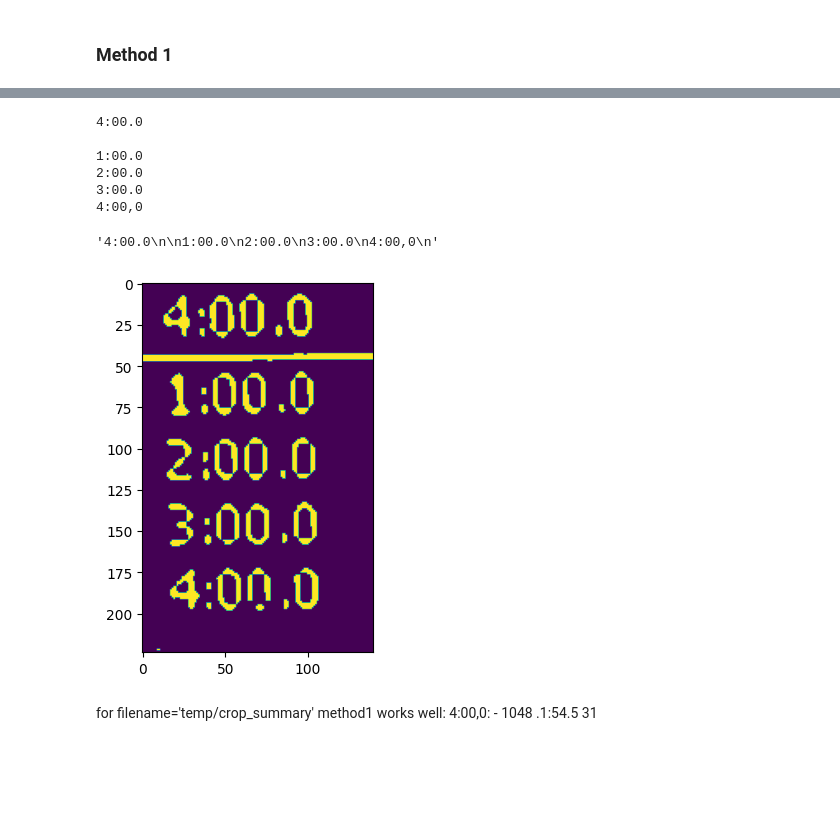
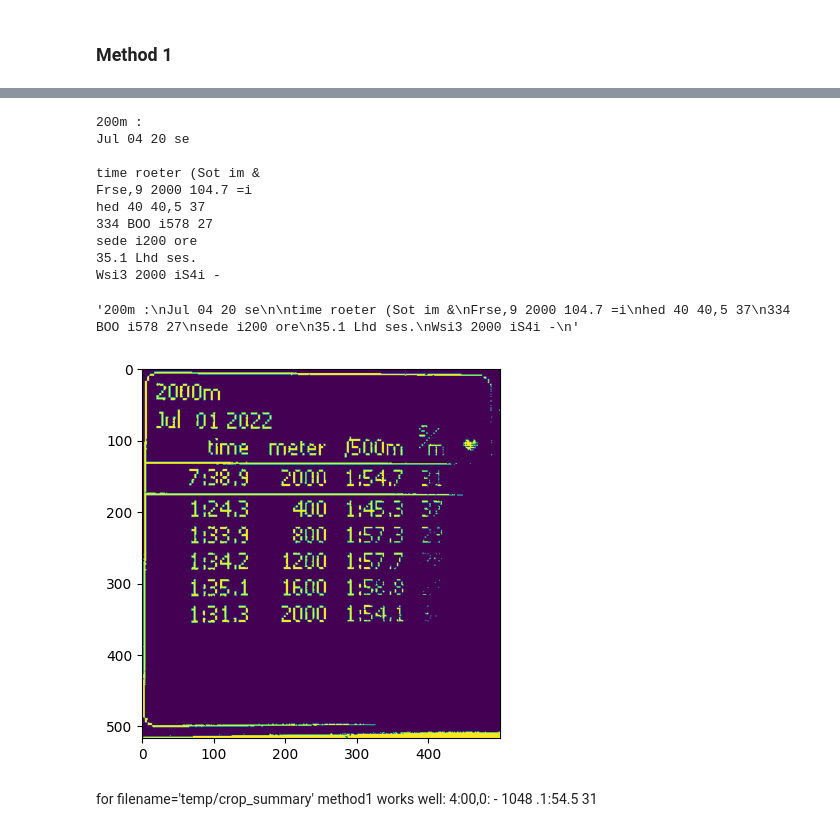
Before and after one commit to paper-dragonfly/ocr_sandbox, a Jupyter notebook: try_ocr.ipynb, the cells around one changed output, grey strips where cells are left out. Cells and saved outputs as stored; diff of their text form; code cells hidden in the pictures; blank space fills up the shorter version.

```diff
--- a/try_ocr.ipynb
+++ b/try_ocr.ipynb
@@ -4,5 +8,6 @@ import pytesseract
 import numpy as np
 from matplotlib import pyplot as plt
 # %%
-filename = "temp/crop_time.jpg"
+filename = "temp/cr_erg02.jpg"
 image = cv2.imread(filename)
+plt.imshow(image)
@@ -9,5 +17,5 @@ image = cv2.imread(filename)
 # %%
-psm = '--psm 3'
+psm = '--psm 6'
 
 #psm number for different images:
 # crop_summary: 13
@@ -26,21 +38,25 @@ opening = cv2.morphologyEx(thresh, cv2.MORPH_OPEN, kernel, blur, iterations=1)
 # %%
 # Perform text extraction
-data = pytesseract.image_to_string(opening, lang='eng', config=psm)
+data = pytesseract.image_to_string(thresh, lang='eng', config=psm)
 # data = pytesseract.image_to_string(opening, config="--psm 13 --oem 0 tessedit_char_whitelist=0123456789.:")
 # NOTE: tried to greate a digit whitelist, did not work
 
 print(data)
-plt.imshow(opening)
+plt.imshow(thresh)
 data
 # %% [output]
-4:00.0
+200m :
+Jul 04 20 se
 
-1:00.0
-2:00.0
-3:00.0
-4:00,0
+time roeter (Sot im &
+Frse,9 2000 104.7 =i
+hed 40 40,5 37
+334 BOO i578 27
+sede i200 ore
+35.1 Lhd ses.
+Wsi3 2000 iS4i -
-'4:00.0\n\n1:00.0\n2:00.0\n3:00.0\n4:00,0\n'
+'200m :\nJul 04 20 se\n\ntime roeter (Sot im &\nFrse,9 2000 104.7 =i\nhed 40 40,5 37\n334 BOO i578 27\nsede i200 ore\n35.1 Lhd ses.\nWsi3 2000 iS4i -\n'
-[figure, old version]
+[figure, new version]
 # %% [markdown]
 for filename='temp/crop_summary' method1 works well: 4:00,0: - 1048 .1:54.5 31
 # %% [markdown]
```
Also changed, not shown: parts of 6 cells of this notebook, 10 other files.
